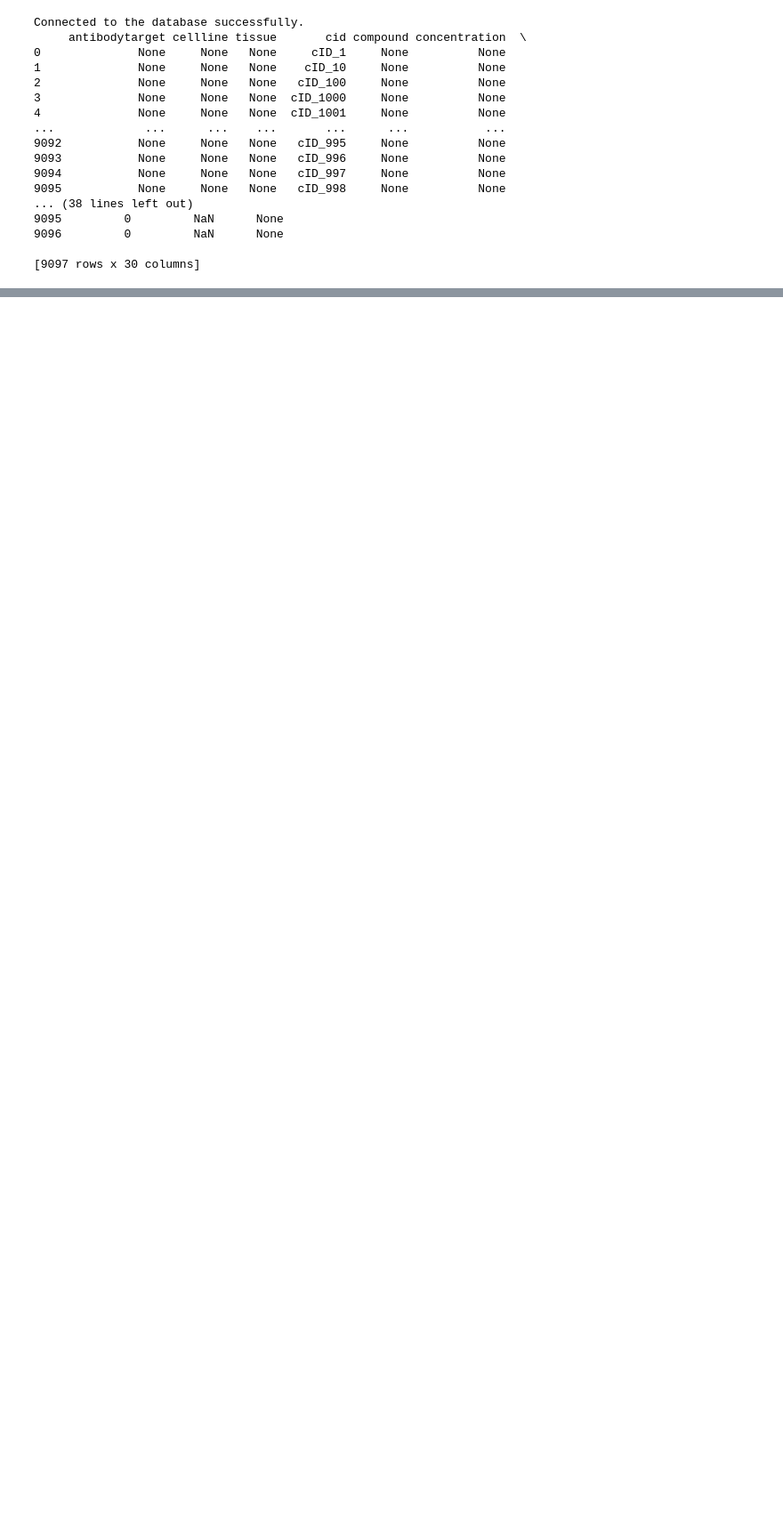
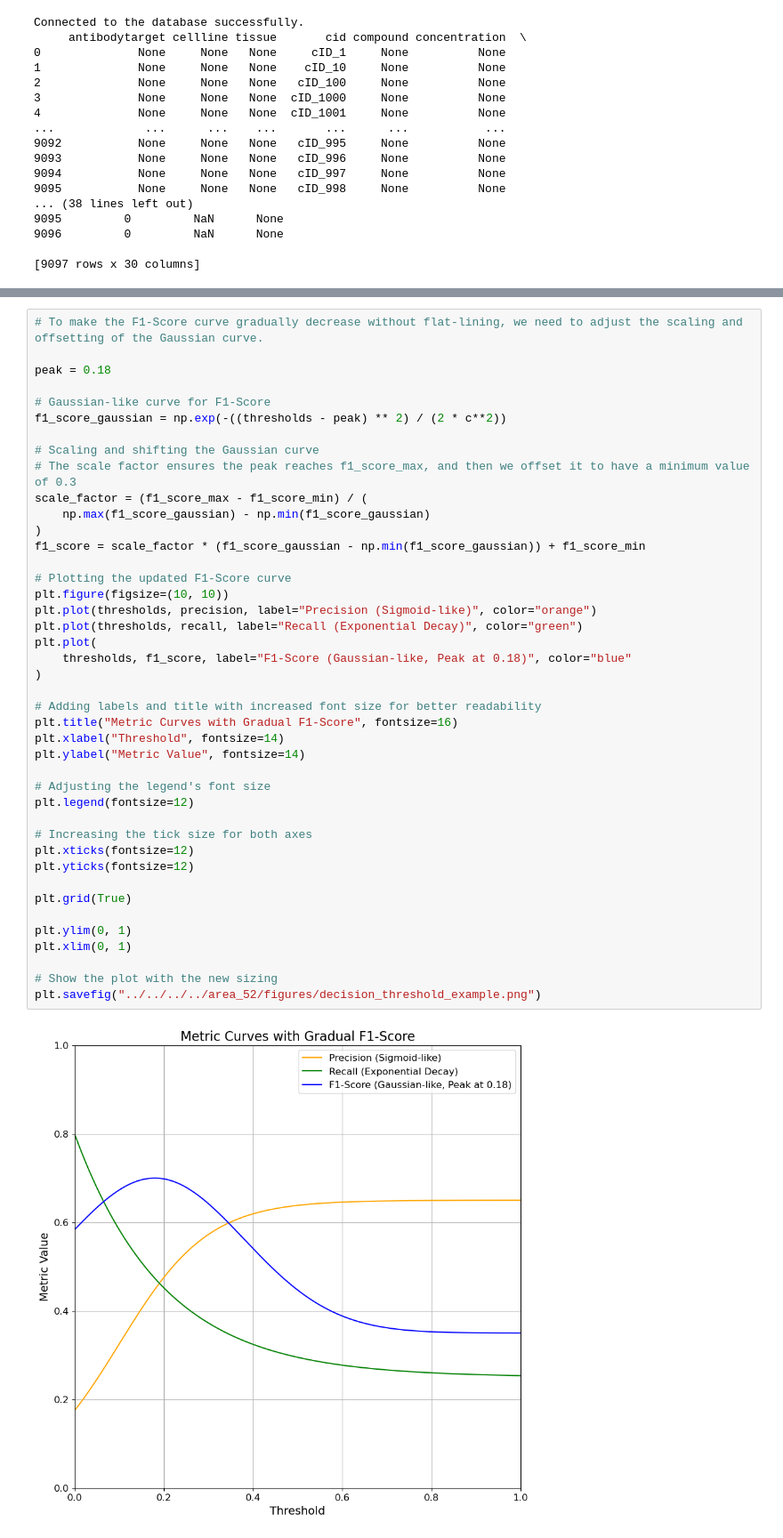
Before and after one commit to 00dylan00/Disease-Signatures, a Jupyter notebook: documentation/SQL/SQL.ipynb, the cells around one changed output, grey strips where cells are left out. Shown at 89% size. Saved outputs shown, nothing was run; the diff lists cells and outputs as text; blank space fills up the shorter version.

```diff
--- a/documentation/SQL/SQL.ipynb
+++ b/documentation/SQL/SQL.ipynb
@@ -443,0 +506,44 @@ Connected to the database successfully.
+# %%
+# To make the F1-Score curve gradually decrease without flat-lining, we need to adjust the scaling and offsetting of the Gaussian curve.
+
+peak = 0.18
+
+# Gaussian-like curve for F1-Score
+f1_score_gaussian = np.exp(-((thresholds - peak) ** 2) / (2 * c**2))
+
+# Scaling and shifting the Gaussian curve
+# The scale factor ensures the peak reaches f1_score_max, and then we offset it to have a minimum value of 0.3
+scale_factor = (f1_score_max - f1_score_min) / (
+    np.max(f1_score_gaussian) - np.min(f1_score_gaussian)
+)
+f1_score = scale_factor * (f1_score_gaussian - np.min(f1_score_gaussian)) + f1_score_min
+
+# Plotting the updated F1-Score curve
+plt.figure(figsize=(10, 10))
+plt.plot(thresholds, precision, label="Precision (Sigmoid-like)", color="orange")
+plt.plot(thresholds, recall, label="Recall (Exponential Decay)", color="green")
+plt.plot(
+    thresholds, f1_score, label="F1-Score (Gaussian-like, Peak at 0.18)", color="blue"
+)
+
+# Adding labels and title with increased font size for better readability
+plt.title("Metric Curves with Gradual F1-Score", fontsize=16)
+plt.xlabel("Threshold", fontsize=14)
+plt.ylabel("Metric Value", fontsize=14)
+
+# Adjusting the legend's font size
+plt.legend(fontsize=12)
+
+# Increasing the tick size for both axes
+plt.xticks(fontsize=12)
+plt.yticks(fontsize=12)
+
+plt.grid(True)
+
+plt.ylim(0, 1)
+plt.xlim(0, 1)
+
+# Show the plot with the new sizing
+plt.savefig("../../../../area_52/figures/decision_threshold_example.png")
+# %% [output]
+[figure, added]
```
Also changed, not shown: parts of 1 cell of this notebook, 1 other file.
